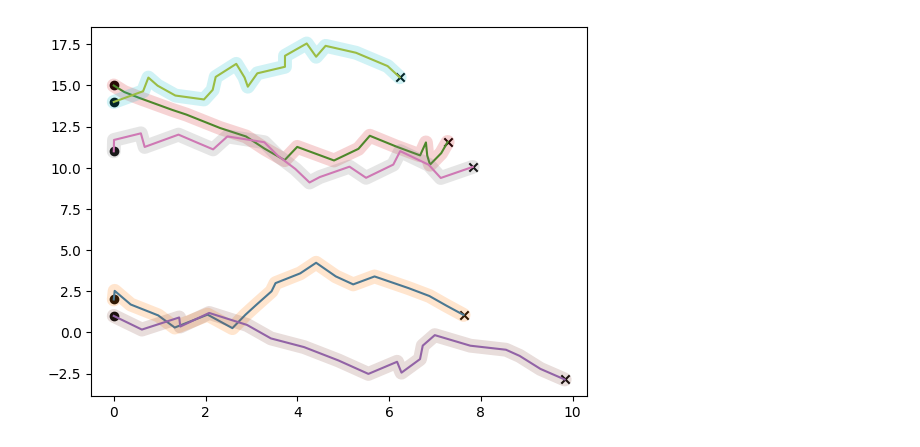
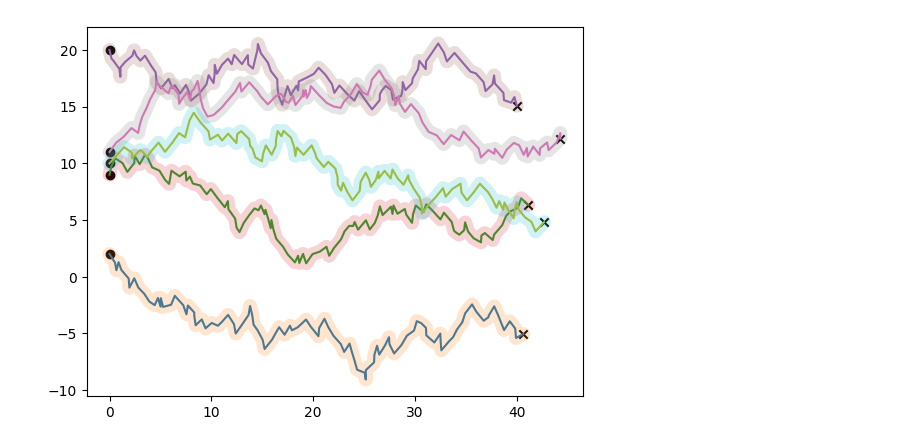
Before and after one commit to lucastsc/FL, a Jupyter notebook: adhoc.ipynb, the cells around one changed output. Drawn from its saved outputs; the diff is of its cells as text; code cells hidden in the pictures.

```diff
--- a/adhoc.ipynb
+++ b/adhoc.ipynb
@@ -20,7 +20,7 @@ X_test = X_test.astype('float32') / 255
 y_train = to_categorical(y_train)  # Convertendo rótulos para one-hot encoding
 y_test = to_categorical(y_test)    # Convertendo rótulos para one-hot encoding
 # %%
-STEPS = 20
+STEPS = 100
 class Device:
     def __init__(self, name, model=None) -> None:
         self.model = model
@@ -72,34 +72,34 @@ class Device:
 # m3.add(Dense(units=4, activation='softmax'))
 
 # d1 = Device(m1)
 # d2 = Device(m2)
 # d3 = Device(m3)
 
 # print(d1.model.get_weights())
 # print(d2.model.get_weights())
 # print(d3.model.get_weights())
 
 # d1.aggregate([d2,d3],1)
 # print(d1.model.get_weights())
 
 m = Sequential()
 m.add(Dense(units=32, activation='relu', input_dim=784))
 m.add(Dense(units=10, activation='softmax'))
 
 n_devices = 5
 devices = {f"d{k}":Device(name=f"d{k}",model=m) for k in range(n_devices)}
 
 
 
 fig,axs = plt.subplots(1,1)
 
 for k,d in devices.items():
     axs.plot(d.xs,d.ys)
     axs.plot(d.xs,d.ys, linewidth = 10,solid_capstyle='round', alpha = 0.2)
     axs.scatter(d.xs[0],d.ys[0], marker='o', color='black')
     axs.scatter(d.xs[-1],d.ys[-1], marker='x', color='black')
 # %% [output]
-[figure, old version]
+[figure, new version]
 # %%
 MAX_CHAOTIC_ENTRIES = 20
 TRAIN_SIZE = 50
```
Also changed, not shown: parts of 3 cells of this notebook, 6 other files.
